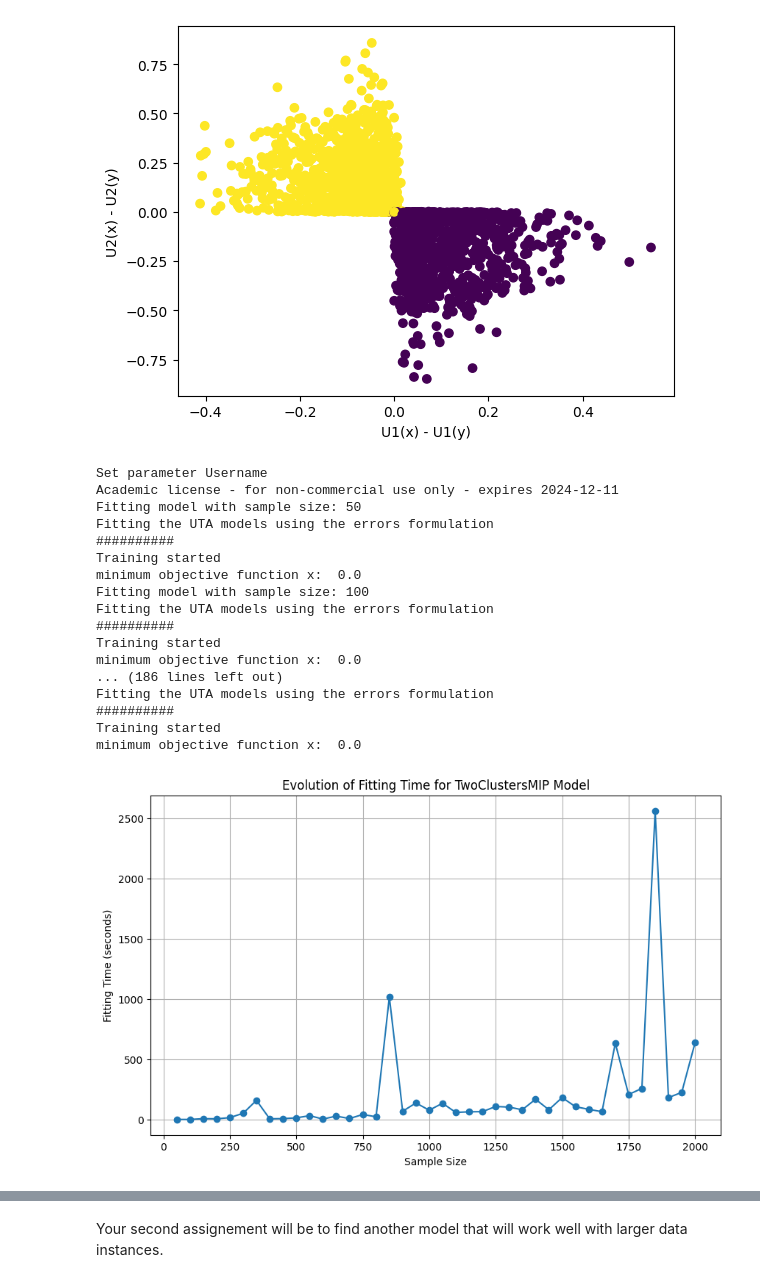
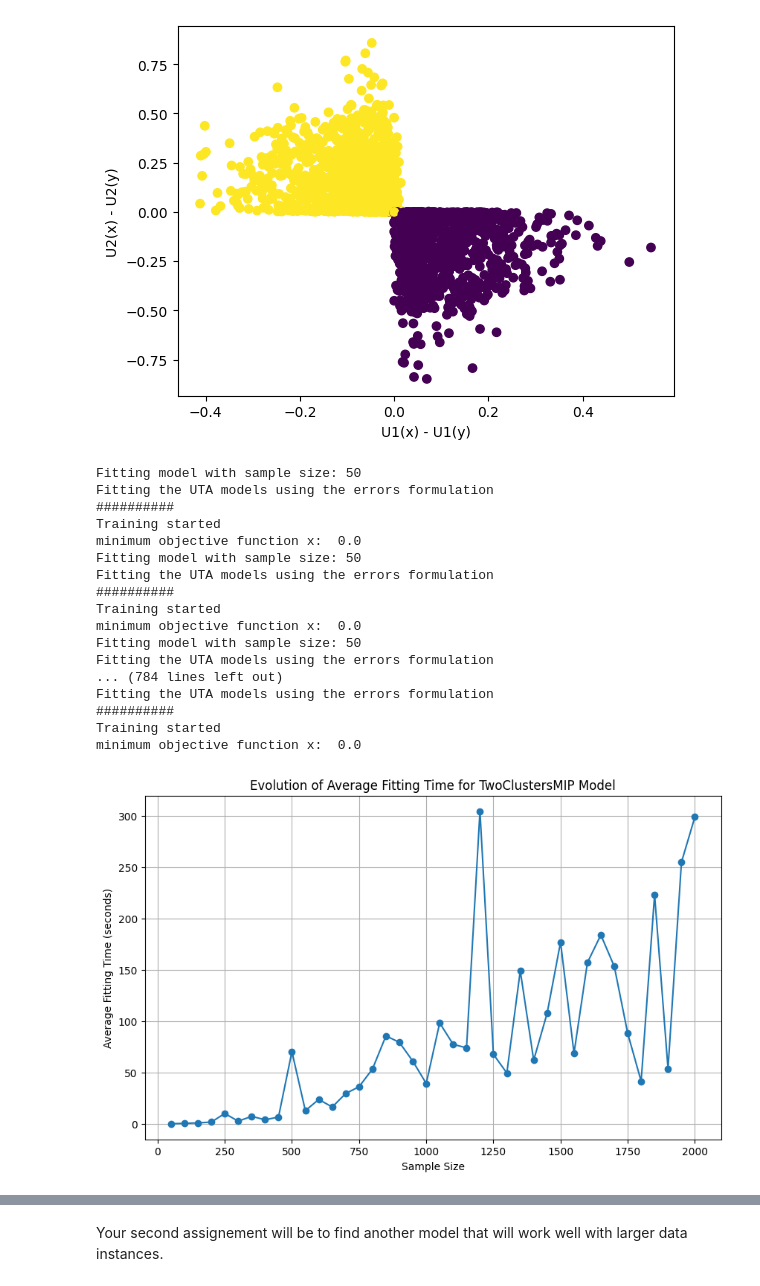
Before and after one commit to abdelillah-bourchad/cs-sdp-2023-24, a Jupyter notebook: notebooks/example.ipynb, the cells around one changed output, grey strips where cells are left out. Cells and saved outputs as stored; diff of their text form; code cells hidden in the pictures.

Commit message:
plotting the evolution of time

```diff
--- a/notebooks/example.ipynb
+++ b/notebooks/example.ipynb
@@ -178,6 +178,7 @@ plt.show()
 import time
 import numpy as np
 import matplotlib.pyplot as plt
+
 # Function to measure fitting time for TwoClustersMIP model
 def measure_fitting_time(model, X, Y):
     start_time = time.time()
@@ -188,48 +189,64 @@ def measure_fitting_time(model, X, Y):
 # Generate sample sizes from 50 to 2000 in increments of 50
 sample_sizes = np.arange(50, 2001, 50)
 
 # Initialize an empty list to store fitting times
 fitting_times = []
 
+# Set the number of repetitions for each sample size
+repetitions = 4
+
 # Iterate over each sample size
 for size in sample_sizes:
-    # Select the first `size` samples
-    X_ = X[:size]
-    Y_ = Y[:size]
+    # Initialize an empty list to store fitting times for each repetition
+    repetition_times = []
 
-    # Instantiate the TwoClustersMIP model
-    model = TwoClustersMIP(n_clusters=2, n_pieces=5)
-    print("Fitting model with sample size:", size)
-    # Measure the fitting time for the TwoClustersMIP model
-    fitting_time = measure_fitting_time(model, X_, Y_)
+    # Repeat the fitting process for the specified number of repetitions
+    for _ in range(repetitions):
+        # Select a random subset of the data
+        indices = np.random.choice(len(X), size=size, replace=False)
+        X_ = X[indices]
+        Y_ = Y[indices]
 
-    # Record the fitting time
-    fitting_times.append(fitting_time)
+        # Instantiate the TwoClustersMIP model
+        model = TwoClustersMIP(n_clusters=2, n_pieces=5)
+        print("Fitting model with sample size:", size)
 
-# Plot the evolution of fitting time with sample size
+        # Measure the fitting time for the TwoClustersMIP model
+        fitting_time = measure_fitting_time(model, X_, Y_)
+
+        # Record the fitting time for this repetition
+        repetition_times.append(fitting_time)
+
+    # Calculate the average fitting time for this sample size
+    average_time = np.mean(repetition_times)
+
+    # Record the average fitting time
+    fitting_times.append(average_time)
+
+# Plot the average fitting times
 plt.figure(figsize=(10, 6))
 plt.plot(sample_sizes, fitting_times, marker='o', linestyle='-')
-plt.title('Evolution of Fitting Time for TwoClustersMIP Model')
+plt.title('Evolution of Average Fitting Time for TwoClustersMIP Model')
 plt.xlabel('Sample Size')
-plt.ylabel('Fitting Time (seconds)')
+plt.ylabel('Average Fitting Time (seconds)')
 plt.grid(True)
 plt.show()
 # %% [output]
-Set parameter Username
-Academic license - for non-commercial use only - expires 2024-12-11
 Fitting model with sample size: 50
 Fitting the UTA models using the errors formulation
 ##########
 Training started
 minimum objective function x:  0.0
-Fitting model with sample size: 100
+Fitting model with sample size: 50
 Fitting the UTA models using the errors formulation
 ##########
 Training started
 minimum objective function x:  0.0
-... (186 lines left out)
+Fitting model with sample size: 50
+Fitting the UTA models using the errors formulation
+... (784 lines left out)
 Fitting the UTA models using the errors formulation
 ##########
 Training started
 minimum objective function x:  0.0
-[figure, old version]
+[figure, new version]
```
Also changed, not shown: parts of 1 cell of this notebook.
